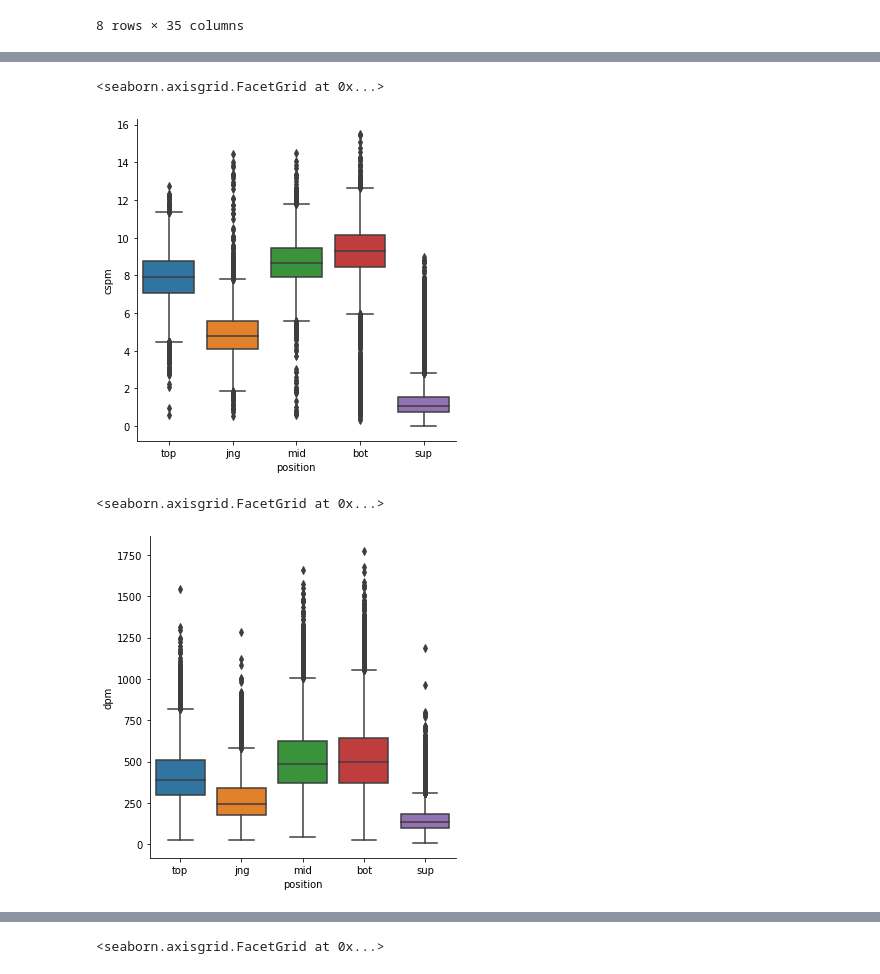
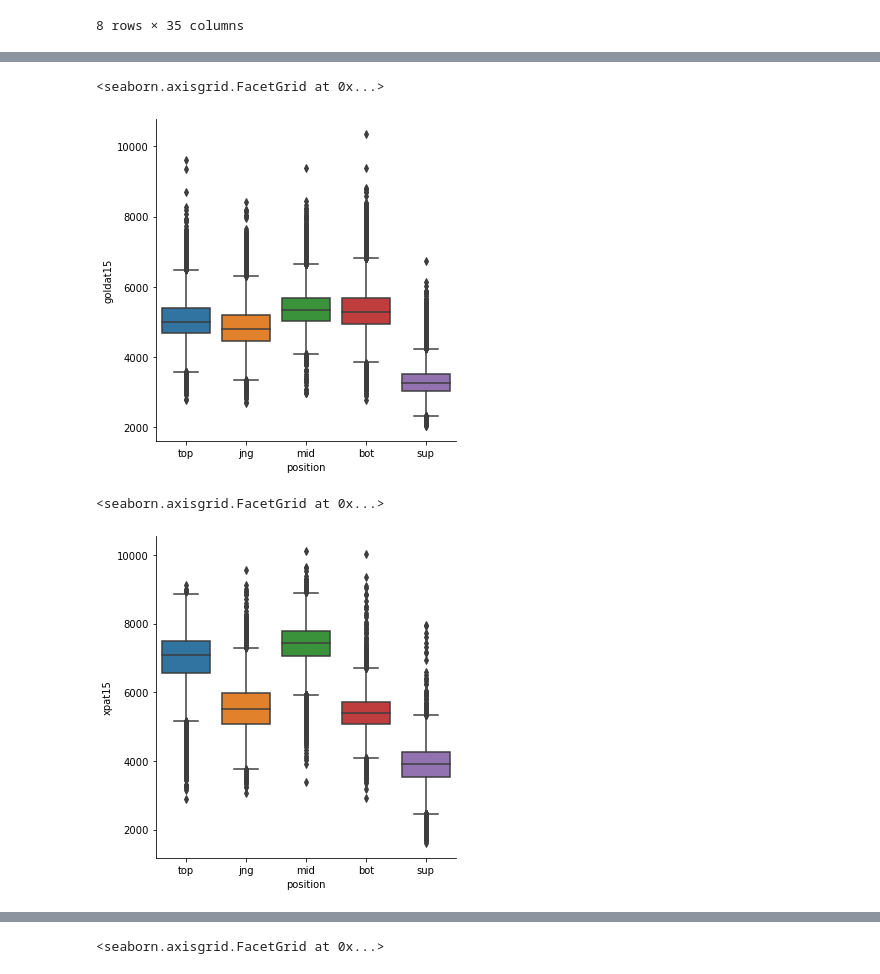
Before and after one commit to Pooksterlive/CapstoneWorkspace, a Jupyter notebook: EDA.ipynb, the cells around one changed output, grey strips where cells are left out. Drawn from its saved outputs; the diff is of its cells as text; code cells hidden in the pictures.

```diff
--- a/EDA.ipynb
+++ b/EDA.ipynb
@@ -47,11 +57,11 @@ sns.catplot(x="position",y='KDA',kind = "box",data= playerdf)
 # %%
-sns.catplot(x="position",y='cspm', kind="box",data=playerdf)
+sns.catplot(x="position",y='goldat15', kind="box",data=playerdf)
 # %% [output]
 <seaborn.axisgrid.FacetGrid at 0x...>
-[figure, old version]
+[figure, new version]
 # %%
-sns.catplot(x="position",y='dpm',kind="box", data=playerdf)
+sns.catplot(x="position",y='xpat15',kind="box", data=playerdf)
 # %% [output]
 <seaborn.axisgrid.FacetGrid at 0x...>
-[figure, old version]
+[figure, new version]
 # %%
```
Also changed, not shown: parts of 6 cells of this notebook, 2 other files.
